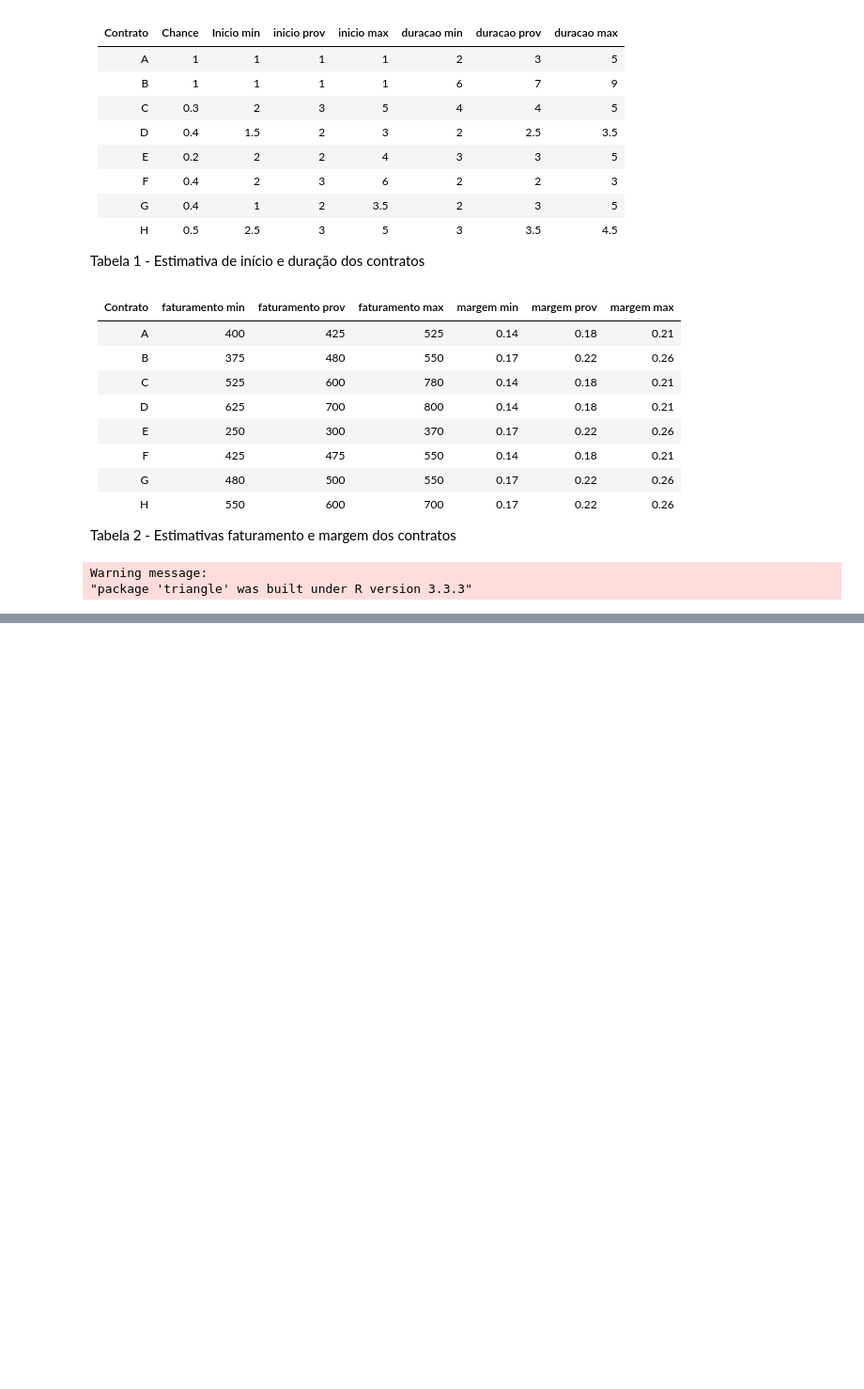
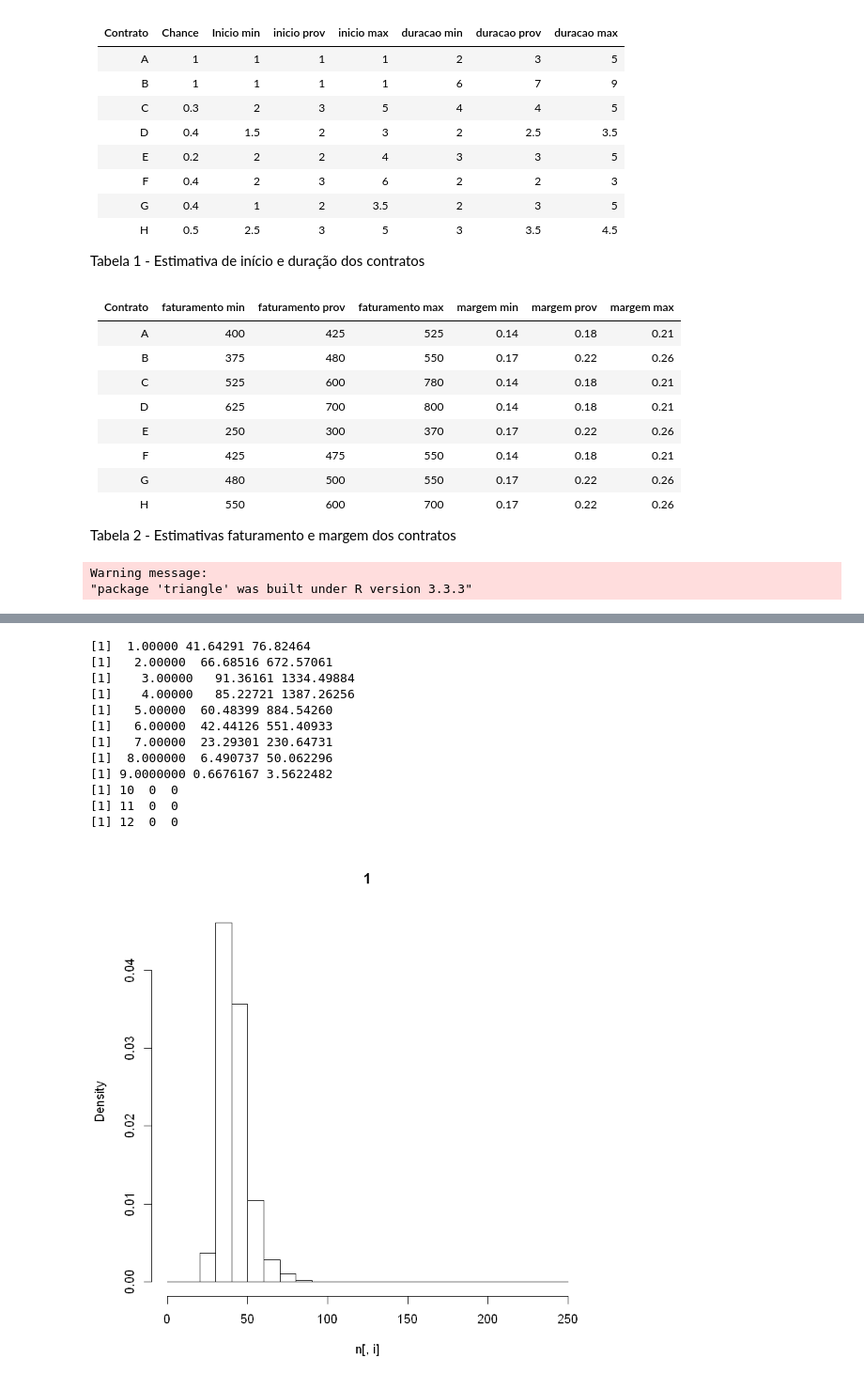
Before and after one commit to lfkopp/PPGI, a Jupyter notebook: ANALISE-RISCO/lista_6/lista_6.ipynb, the cells around one changed output, grey strips where cells are left out. Shown: that part at 94% size. Cells and saved outputs as stored; diff of their text form; code cells hidden in the pictures; blank space fills up the shorter version.

```diff
--- a/ANALISE-RISCO/lista_6/lista_6.ipynb
+++ b/ANALISE-RISCO/lista_6/lista_6.ipynb
@@ -39,0 +128,21 @@ Warning message:
+# %%
+for( i in 1:12){
+    print(c(i, mean(n[,i]), sd(n[,i])^2))
+}
+for( i in 1:12){
+   hist(n[,i], main=i,xlim=c(0,250), freq=F,breaks=seq(0,250,10))
+}
+# %% [output]
+[1]  1.00000 41.64291 76.82464
+[1]   2.00000  66.68516 672.57061
+[1]    3.00000   91.36161 1334.49884
+[1]    4.00000   85.22721 1387.26256
+[1]   5.00000  60.48399 884.54260
+[1]   6.00000  42.44126 551.40933
+[1]   7.00000  23.29301 230.64731
+[1]  8.000000  6.490737 50.062296
+[1] 9.0000000 0.6676167 3.5622482
+[1] 10  0  0
+[1] 11  0  0
+[1] 12  0  0
+[figure, added]
```
Also changed, not shown: parts of 7 cells of this notebook, 37 other files.
